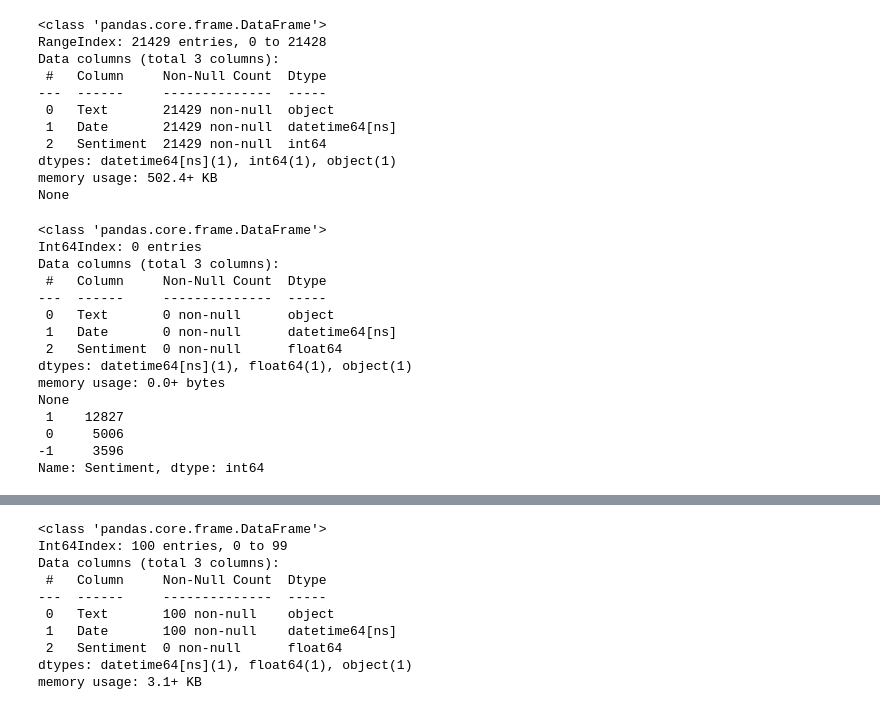
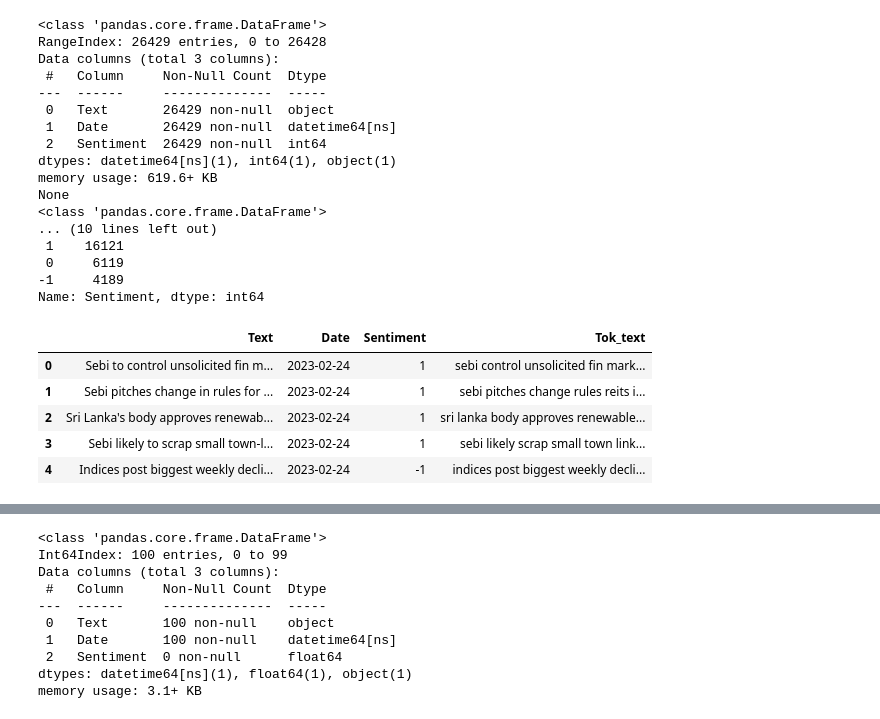
Before and after one commit to KingDEV22/Stock-Analysis, a Jupyter notebook: Stock_data_analysis.ipynb, the cells around one changed output, grey strips where cells are left out. Cells and saved outputs as stored; diff of their text form; code cells hidden in the pictures.

```diff
--- a/Stock_data_analysis.ipynb
+++ b/Stock_data_analysis.ipynb
@@ -64,7 +64,7 @@ df['Date'] = pd.to_datetime(df['Date'])
 df['Sentiment'] = df['Sentiment'].astype(np.int64)
 print(df.info())
 
-test_data = pd.read_csv('./news/stock.csv')
+test_data = pd.read_csv('2020.csv')
 test_data['Date'] = pd.to_datetime(test_data['Date'])
 test_data= test_data.iloc[:,1:4]
 test_data.rename(columns = {'Headline':'Text','Target':'Sentiment'}, inplace = True)
@@ -77,28 +77,34 @@ print(test_data.info())
 print(df['Sentiment'].value_counts())
 # %% [output]
 <class 'pandas.core.frame.DataFrame'>
-RangeIndex: 21429 entries, 0 to 21428
+RangeIndex: 26429 entries, 0 to 26428
 Data columns (total 3 columns):
  #   Column     Non-Null Count  Dtype
 ---  ------     --------------  -----
- 0   Text       21429 non-null  object
- 1   Date       21429 non-null  datetime64[ns]
- 2   Sentiment  21429 non-null  int64
+ 0   Text       26429 non-null  object
+ 1   Date       26429 non-null  datetime64[ns]
+ 2   Sentiment  26429 non-null  int64
 dtypes: datetime64[ns](1), int64(1), object(1)
-memory usage: 502.4+ KB
+memory usage: 619.6+ KB
 None
+<class 'pandas.core.frame.DataFrame'>
+... (10 lines left out)
+ 1    16121
+ 0     6119
+-1     4189
+Name: Sentiment, dtype: int64
-<class 'pandas.core.frame.DataFrame'>
-Int64Index: 0 entries
-Data columns (total 3 columns):
- #   Column     Non-Null Count  Dtype
----  ------     --------------  -----
- 0   Text       0 non-null      object
- 1   Date       0 non-null      datetime64[ns]
- 2   Sentiment  0 non-null      float64
-dtypes: datetime64[ns](1), float64(1), object(1)
-memory usage: 0.0+ bytes
-None
- 1    12827
- 0     5006
--1     3596
-Name: Sentiment, dtype: int64
+# %%
+pd.set_option('display.max_column', None)
+pd.set_option('display.max_rows', None)
+pd.set_option('display.max_seq_items', None)
+pd.set_option('display.max_colwidth', 500)
+pd.set_option('expand_frame_repr', True)
+# %%
+df.head()
+# %% [output]
+|  | Text | Date | Sentiment | Tok_text |
+| 0 | Sebi to control unsolicited fin m... | 2023-02-24 | 1 | sebi control unsolicited fin mark... |
+| 1 | Sebi pitches change in rules for ... | 2023-02-24 | 1 | sebi pitches change rules reits i... |
+| 2 | Sri Lanka's body approves renewab... | 2023-02-24 | 1 | sri lanka body approves renewable... |
+| 3 | Sebi likely to scrap small town-l... | 2023-02-24 | 1 | sebi likely scrap small town link... |
+| 4 | Indices post biggest weekly decli... | 2023-02-24 | -1 | indices post biggest weekly decli... |
```
Also changed, not shown: parts of 8 cells of this notebook, 11 other files.
